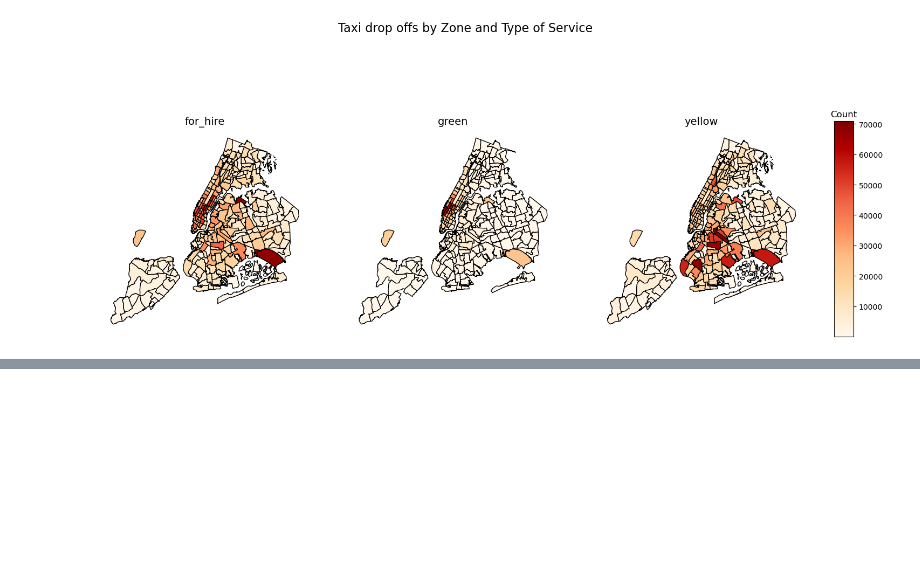
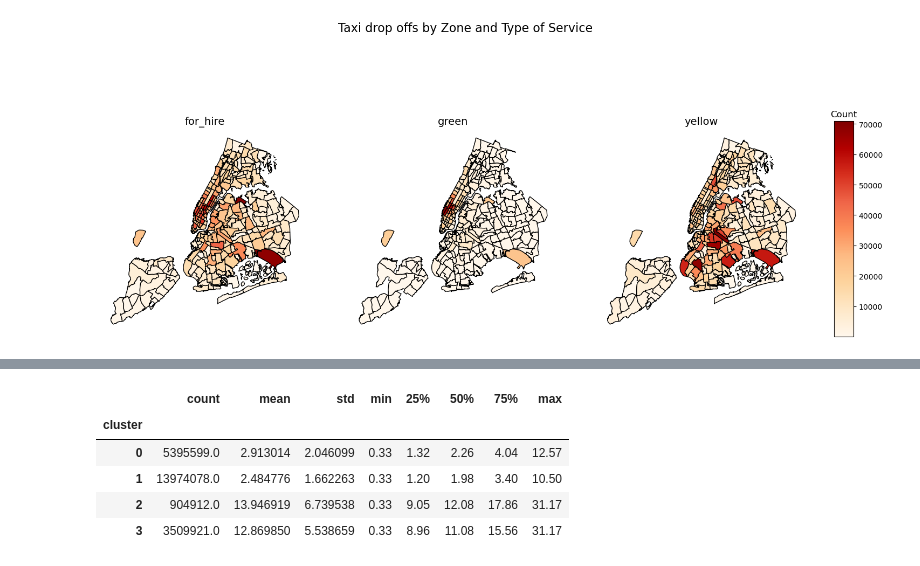
Before and after one commit to DAcoder17/MachineLearning1, a Jupyter notebook: TLC/EDA.ipynb, the cells around one changed output, grey strips where cells are left out. Drawn from its saved outputs; the diff is of its cells as text; code cells hidden in the pictures; blank space fills up the shorter version.

```diff
--- a/TLC/EDA.ipynb
+++ b/TLC/EDA.ipynb
@@ -540,0 +584,9 @@ plt.show()
+# %%
+df.groupby("cluster")["trip_miles"].describe()
+# %% [output]
+|  | count | mean | std | min | 25% | 50% | 75% | max |
+| cluster |  |  |  |  |  |  |  |  |
+| 0 | 5395599.0 | 2.913014 | 2.046099 | 0.33 | 1.32 | 2.26 | 4.04 | 12.57 |
+| 1 | 13974078.0 | 2.484776 | 1.662263 | 0.33 | 1.20 | 1.98 | 3.40 | 10.50 |
+| 2 | 904912.0 | 13.946919 | 6.739538 | 0.33 | 9.05 | 12.08 | 17.86 | 31.17 |
+| 3 | 3509921.0 | 12.869850 | 5.538659 | 0.33 | 8.96 | 11.08 | 15.56 | 31.17 |
```
Also changed, not shown: parts of 13 cells of this notebook.
